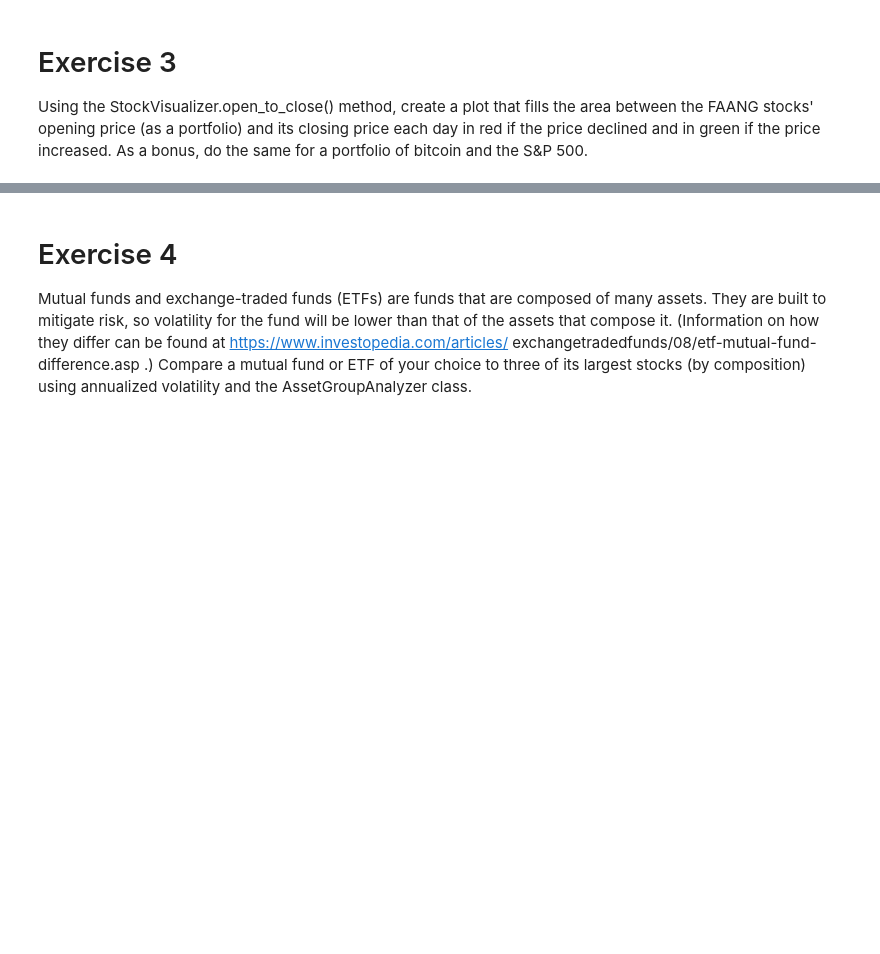
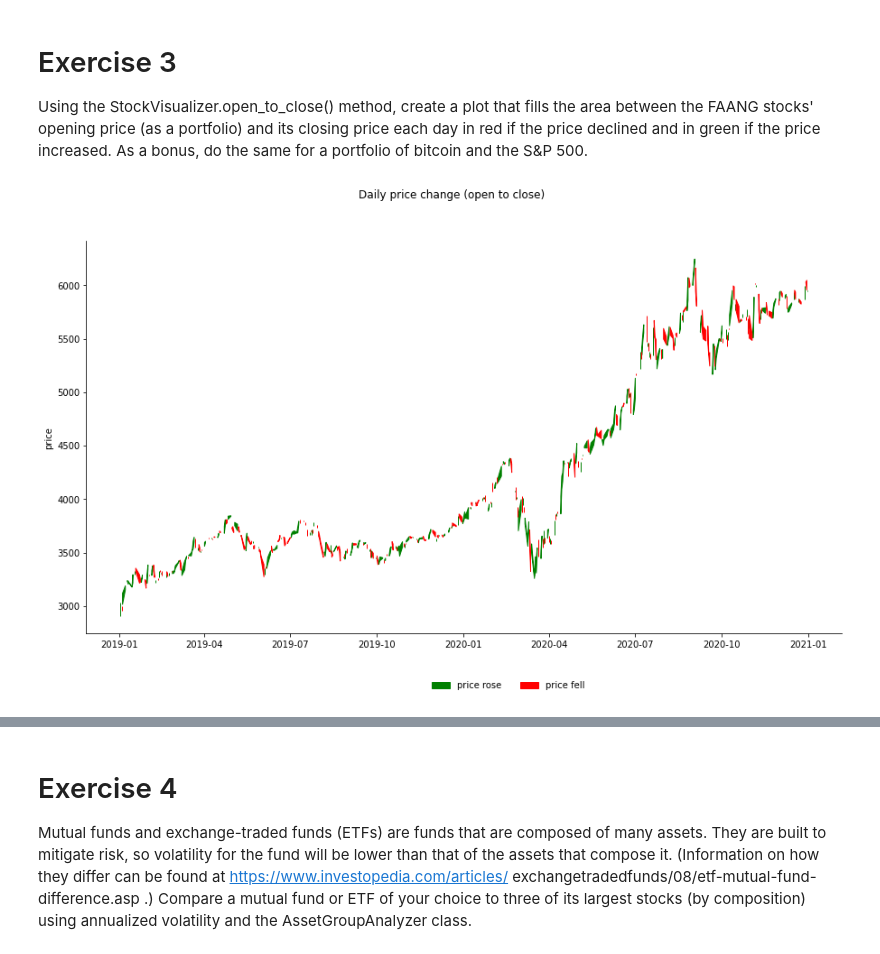
Before and after one commit to will-i-amv-books/Hands-On-Data-Analysis-with-Pandas-2nd-edition, a Jupyter notebook: ch_07/exercises.ipynb, the cells around one changed output, grey strips where cells are left out. Drawn from its saved outputs; the diff is of its cells as text; code cells hidden in the pictures; blank space fills up the shorter version.

```diff
--- a/ch_07/exercises.ipynb
+++ b/ch_07/exercises.ipynb
@@ -123,3 +127,9 @@ Using the StockVisualizer.open_to_close() method, create a plot that
 fills the area between the FAANG stocks' opening price (as a portfolio) and its
 closing price each day in red if the price declined and in green if the price increased.
 As a bonus, do the same for a portfolio of bitcoin and the S&P 500.
+# %%
+# Filling the area between open and close prices of FAANG stocks
+
+ax = portfolioViz.open_to_close(figsize=(15, 8))
+# %% [output]
+[figure, added]
```
Also changed, not shown: parts of 3 cells of this notebook.
